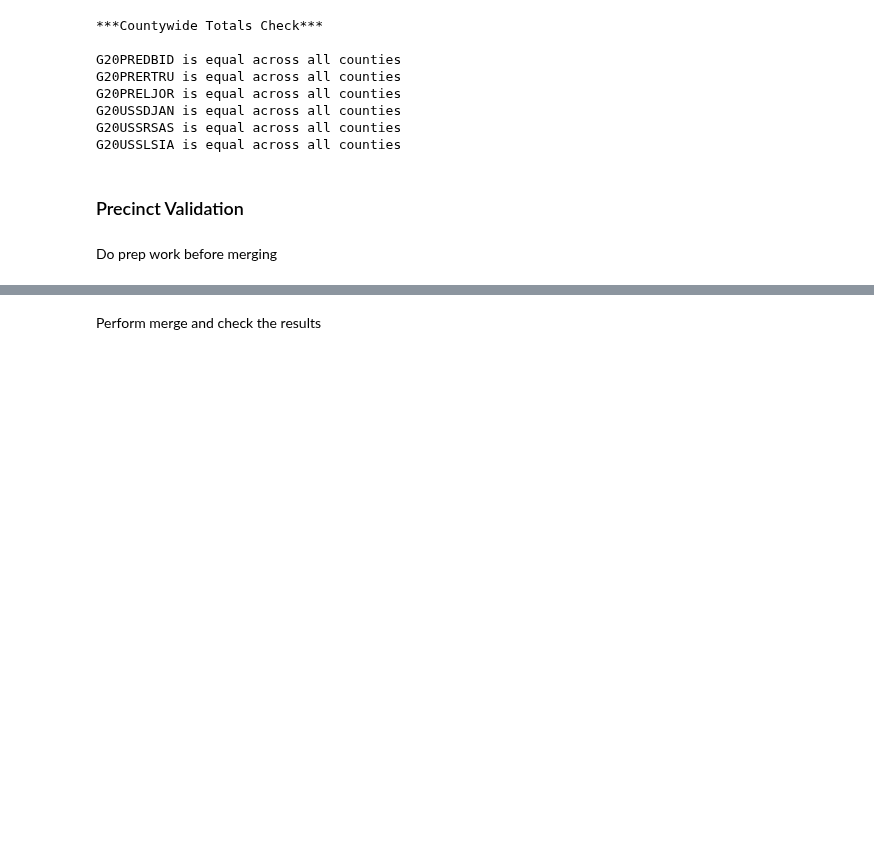
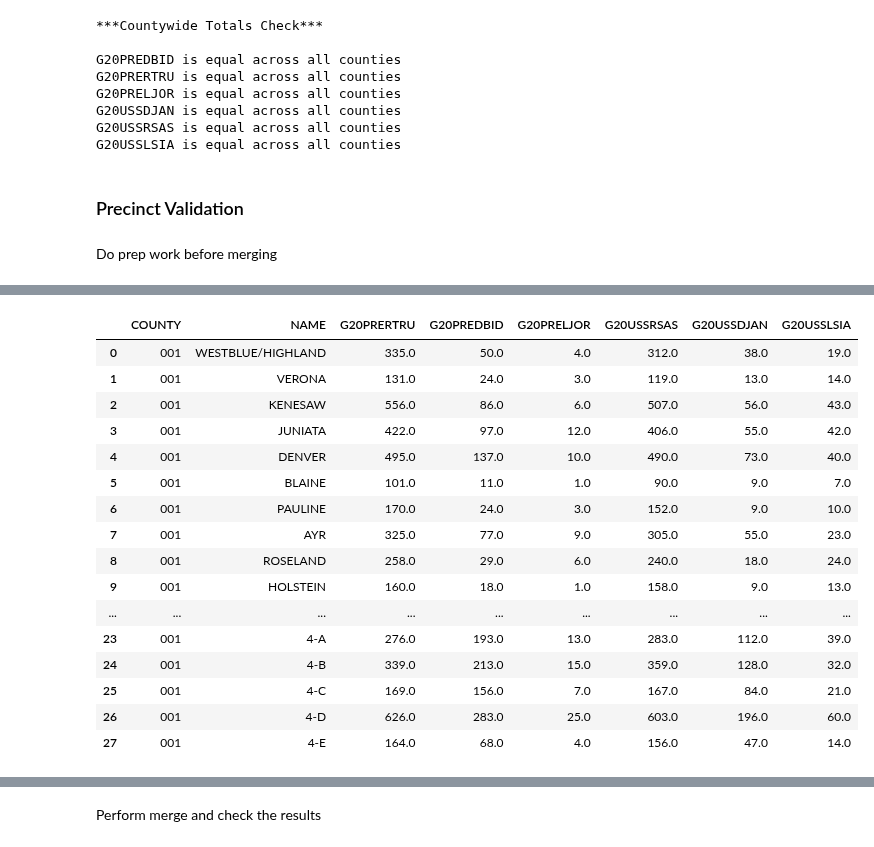
Before and after one commit to nonpartisan-redistricting-datahub/pdv-ne, a Jupyter notebook: vest-ne-2020/vest-ne-2020-validation.ipynb, the cells around one changed output, grey strips where cells are left out. Drawn from its saved outputs; the diff is of its cells as text; code cells hidden in the pictures; blank space fills up the shorter version.

```diff
--- a/vest-ne-2020/vest-ne-2020-validation.ipynb
+++ b/vest-ne-2020/vest-ne-2020-validation.ipynb
@@ -391,0 +396,23 @@ vest_ne_2020.to_csv('../raw-from-source/2020-er/unjoined_vest_2020.csv', index=F
+# %%
+to_reallocate_df = ne_2020_df.loc[ne_2020_df['NAME'].isin(['COUNTYWIDE', 'NEW/FORMER RESIDENT']) | ne_2020_df['NAME'].str.startswith('(COUNTYWIDE)')]
+ne_2020_df = pd.concat([ne_2020_df, to_reallocate_df]).drop_duplicates(keep=False)
+# %%
+ne_2020_df.loc[ne_2020_df['COUNTY'] == '001']
+# %% [output]
+|  | COUNTY | NAME | G20PRERTRU | G20PREDBID | G20PRELJOR | G20USSRSAS | G20USSDJAN | G20USSLSIA |
+| 0 | 001 | WESTBLUE/HIGHLAND | 335.0 | 50.0 | 4.0 | 312.0 | 38.0 | 19.0 |
+| 1 | 001 | VERONA | 131.0 | 24.0 | 3.0 | 119.0 | 13.0 | 14.0 |
+| 2 | 001 | KENESAW | 556.0 | 86.0 | 6.0 | 507.0 | 56.0 | 43.0 |
+| 3 | 001 | JUNIATA | 422.0 | 97.0 | 12.0 | 406.0 | 55.0 | 42.0 |
+| 4 | 001 | DENVER | 495.0 | 137.0 | 10.0 | 490.0 | 73.0 | 40.0 |
+| 5 | 001 | BLAINE | 101.0 | 11.0 | 1.0 | 90.0 | 9.0 | 7.0 |
+| 6 | 001 | PAULINE | 170.0 | 24.0 | 3.0 | 152.0 | 9.0 | 10.0 |
+| 7 | 001 | AYR | 325.0 | 77.0 | 9.0 | 305.0 | 55.0 | 23.0 |
+| 8 | 001 | ROSELAND | 258.0 | 29.0 | 6.0 | 240.0 | 18.0 | 24.0 |
+| 9 | 001 | HOLSTEIN | 160.0 | 18.0 | 1.0 | 158.0 | 9.0 | 13.0 |
+| ... | ... | ... | ... | ... | ... | ... | ... | ... |
+| 23 | 001 | 4-A | 276.0 | 193.0 | 13.0 | 283.0 | 112.0 | 39.0 |
+| 24 | 001 | 4-B | 339.0 | 213.0 | 15.0 | 359.0 | 128.0 | 32.0 |
+| 25 | 001 | 4-C | 169.0 | 156.0 | 7.0 | 167.0 | 84.0 | 21.0 |
+| 26 | 001 | 4-D | 626.0 | 283.0 | 25.0 | 603.0 | 196.0 | 60.0 |
+| 27 | 001 | 4-E | 164.0 | 68.0 | 4.0 | 156.0 | 47.0 | 14.0 |
```
Also changed, not shown: parts of 18 cells of this notebook.
